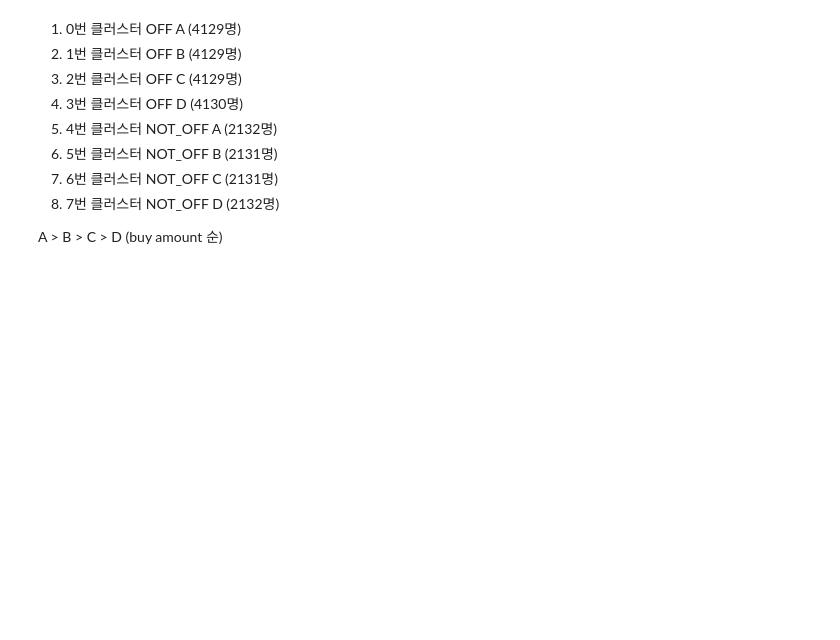
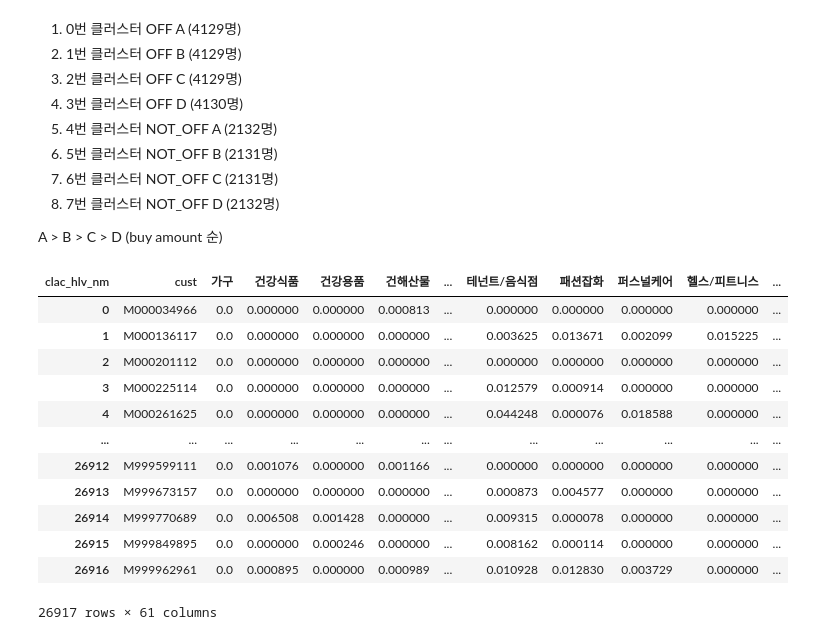
Before and after one commit to osy5882/Lpoint_competition, a Jupyter notebook: domain_clustering/Domain_cluster_by_8.ipynb, the cells around one changed output. Saved outputs shown, nothing was run; the diff lists cells and outputs as text; code cells hidden in the pictures; blank space fills up the shorter version.

```diff
--- a/domain_clustering/Domain_cluster_by_8.ipynb
+++ b/domain_clustering/Domain_cluster_by_8.ipynb
@@ -167,3 +167,33 @@ df_off_A_label
 8. 7번 클러스터 NOT_OFF D (2132명)
 
 A > B > C > D (buy amount 순)
+# %%
+df_pdde_pd_clac = df_pdde.merge(df_pd_clac, how='left', on='pd_c')
+df_pt = pd.pivot_table(data=df_pdde_pd_clac,
+            values='buy_am',
+            index='cust',
+            columns='clac_hlv_nm',
+            aggfunc='sum',
+            fill_value=0)
+
+df_pt.reset_index(inplace=True)
+
+scaler = MinMaxScaler()
+scaler.fit(df_pt.iloc[:,1:])
+df_spt = pd.DataFrame(scaler.transform(df_pt.iloc[:,1:]), index=df_pt["cust"], columns=df_pt.columns[1:])
+df_spt_2 =  df_spt.reset_index()
+df_spt_2
+# %% [output]
+| clac_hlv_nm | cust | 가구 | 건강식품 | 건강용품 | 건해산물 | ... | 테넌트/음식점 | 패션잡화 | 퍼스널케어 | 헬스/피트니스 | ... |
+| 0 | M000034966 | 0.0 | 0.000000 | 0.000000 | 0.000813 | ... | 0.000000 | 0.000000 | 0.000000 | 0.000000 | ... |
+| 1 | M000136117 | 0.0 | 0.000000 | 0.000000 | 0.000000 | ... | 0.003625 | 0.013671 | 0.002099 | 0.015225 | ... |
+| 2 | M000201112 | 0.0 | 0.000000 | 0.000000 | 0.000000 | ... | 0.000000 | 0.000000 | 0.000000 | 0.000000 | ... |
+| 3 | M000225114 | 0.0 | 0.000000 | 0.000000 | 0.000000 | ... | 0.012579 | 0.000914 | 0.000000 | 0.000000 | ... |
+| 4 | M000261625 | 0.0 | 0.000000 | 0.000000 | 0.000000 | ... | 0.044248 | 0.000076 | 0.018588 | 0.000000 | ... |
+| ... | ... | ... | ... | ... | ... | ... | ... | ... | ... | ... | ... |
+| 26912 | M999599111 | 0.0 | 0.001076 | 0.000000 | 0.001166 | ... | 0.000000 | 0.000000 | 0.000000 | 0.000000 | ... |
+| 26913 | M999673157 | 0.0 | 0.000000 | 0.000000 | 0.000000 | ... | 0.000873 | 0.004577 | 0.000000 | 0.000000 | ... |
+| 26914 | M999770689 | 0.0 | 0.006508 | 0.001428 | 0.000000 | ... | 0.009315 | 0.000078 | 0.000000 | 0.000000 | ... |
+| 26915 | M999849895 | 0.0 | 0.000000 | 0.000246 | 0.000000 | ... | 0.008162 | 0.000114 | 0.000000 | 0.000000 | ... |
+| 26916 | M999962961 | 0.0 | 0.000895 | 0.000000 | 0.000989 | ... | 0.010928 | 0.012830 | 0.003729 | 0.000000 | ... |
+26917 rows × 61 columns
```
Also changed, not shown: parts of 10 cells of this notebook, 1 other file.
